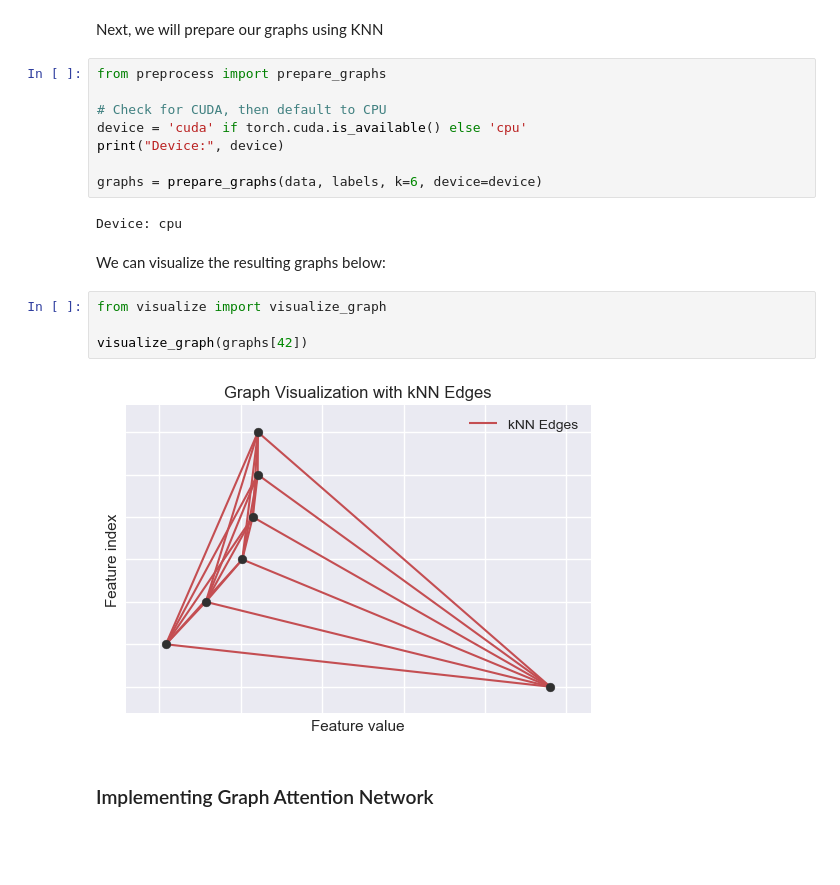
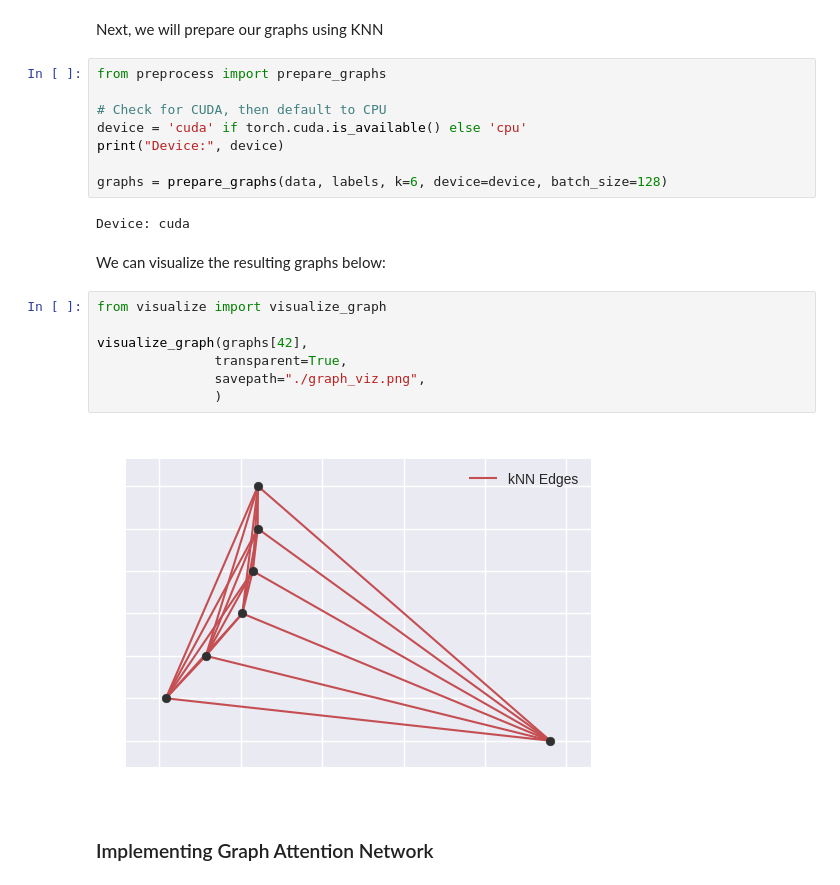
Before and after one commit to baron-de-montblanc/PHYS2550-Final-Project, a Jupyter notebook: workbook_GAT.ipynb, the cells around one changed output. Saved outputs shown, nothing was run; the diff lists cells and outputs as text; blank space fills up the shorter version.

Commit message:
minor changes to the GAT architecture and minor bug fixes to run on CUDA

```diff
--- a/workbook_GAT.ipynb
+++ b/workbook_GAT.ipynb
@@ -55,17 +55,20 @@ from preprocess import prepare_graphs
 device = 'cuda' if torch.cuda.is_available() else 'cpu'
 print("Device:", device)
 
-graphs = prepare_graphs(data, labels, k=6, device=device)
+graphs = prepare_graphs(data, labels, k=6, device=device, batch_size=128)
 # %% [output]
-Device: cpu
+Device: cuda
 # %% [markdown]
 We can visualize the resulting graphs below:
 # %%
 from visualize import visualize_graph
 
-visualize_graph(graphs[42])
+visualize_graph(graphs[42],
+               transparent=True,
+               savepath="./graph_viz.png",
+               )
 # %% [output]
-[figure, old version]
+[figure, new version]
 # %% [markdown]
 ### Implementing Graph Attention Network
 # %%
```
Also changed, not shown: parts of 8 cells of this notebook, 3 other files.
